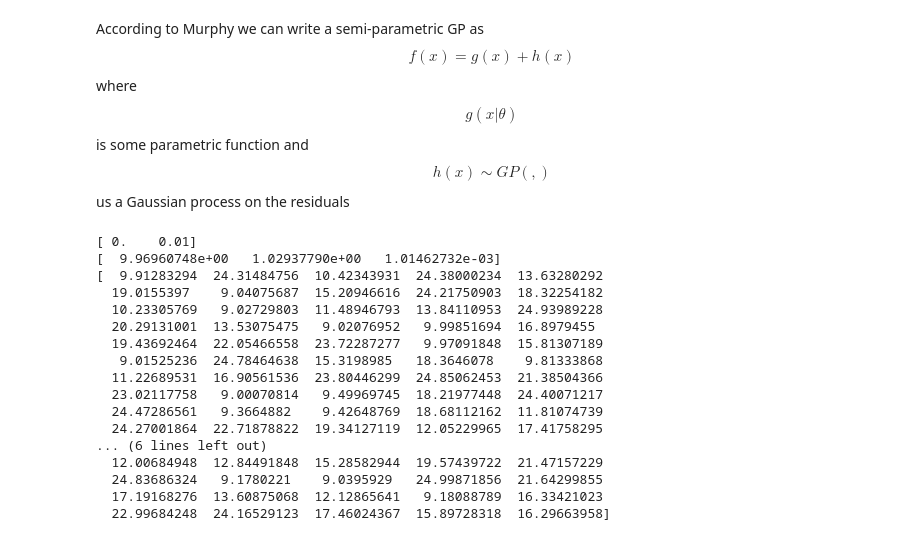
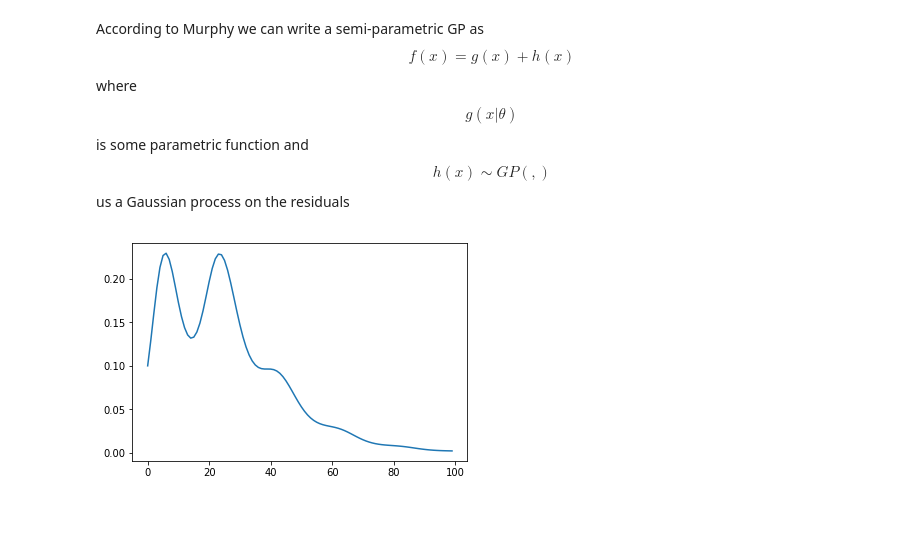
Before and after one commit to gcgibson/ssvgd, a Jupyter notebook: semiparametricgp.ipynb, the cells around one changed output. Saved outputs shown, nothing was run; the diff lists cells and outputs as text; code cells hidden in the pictures; blank space fills up the shorter version.

```diff
--- a/semiparametricgp.ipynb
+++ b/semiparametricgp.ipynb
@@ -7,51 +7,38 @@ us a Gaussian process on the residuals
 # %%
 import numpy as np
 import pylab as pl
 import numpy as np
 from scipy.integrate import odeint
 import matplotlib.pyplot as plt
 
+seasonality = 20
 
-def sir_step(S0,I0,R0):
-    beta, gamma = 0.2, 1./10
+def seasonal_forcing(t):
+    return (1+np.cos(t*2*np.pi/seasonality))
+
+
+def sir_step(S0,I0,R0,num_steps):
+    beta, gamma = .2, 1./10
     # A grid of time points (in days)
-    t = np.linspace(0, .01, 2)
-    print (t)
+    t = np.linspace(0, num_steps, num_steps )
     # The SIR model differential equations.
     def deriv(y, t,beta, gamma):
         S, I, R = y
-        dSdt = -beta*(1+np.cos(2*np.pi/6)) * S * I
-        dIdt = beta*(1+np.cos(2*np.pi/6))  * S * I  - gamma * I
+        dSdt = -beta * seasonal_forcing(t)*S * I
+        dIdt = beta  *seasonal_forcing(t)* S * I  - gamma * I
         dRdt = gamma * I
         return dSdt, dIdt, dRdt
     # Initial conditions vector
     y0 = S0, I0, R0
     # Integrate the SIR equations over the time grid, t.
     ret = odeint(deriv, y0, t, args=( beta, gamma))
     S, I, R = ret.T
-    ret_ar = np.array([S[-1],I[-1],R[-1]]).reshape((-1))
-    return ret_ar
-
-print sir_step(10,1,0)
+    return S,I,R
 
 time_series = np.power(np.sin(np.arange(0,100) + np.random.normal(0,1,100))+4,2)
 
-print (time_series)
+S,I,R =  sir_step(.9,.1,0, len(time_series))
+plt.plot(I)
+plt.show()
 # %% [output]
-[ 0.    0.01]
-[  9.96960748e+00   1.02937790e+00   1.01462732e-03]
-[  9.91283294  24.31484756  10.42343931  24.38000234  13.63280292
-  19.0155397    9.04075687  15.20946616  24.21750903  18.32254182
-  10.23305769   9.02729803  11.48946793  13.84110953  24.93989228
-  20.29131001  13.53075475   9.02076952   9.99851694  16.8979455
-  19.43692464  22.05466558  23.72287277   9.97091848  15.81307189
-   9.01525236  24.78464638  15.3198985   18.3646078    9.81333868
-  11.22689531  16.90561536  23.80446299  24.85062453  21.38504366
-  23.02117758   9.00070814   9.49969745  18.21977448  24.40071217
-  24.47286561   9.3664882    9.42648769  18.68112162  11.81074739
-  24.27001864  22.71878822  19.34127119  12.05229965  17.41758295
-... (6 lines left out)
-  12.00684948  12.84491848  15.28582944  19.57439722  21.47157229
-  24.83686324   9.1780221    9.0395929   24.99871856  21.64299855
-  17.19168276  13.60875068  12.12865641   9.18088789  16.33421023
-  22.99684248  24.16529123  17.46024367  15.89728318  16.29663958]
+[figure, added]
```
Also changed, not shown: parts of 2 cells of this notebook.
